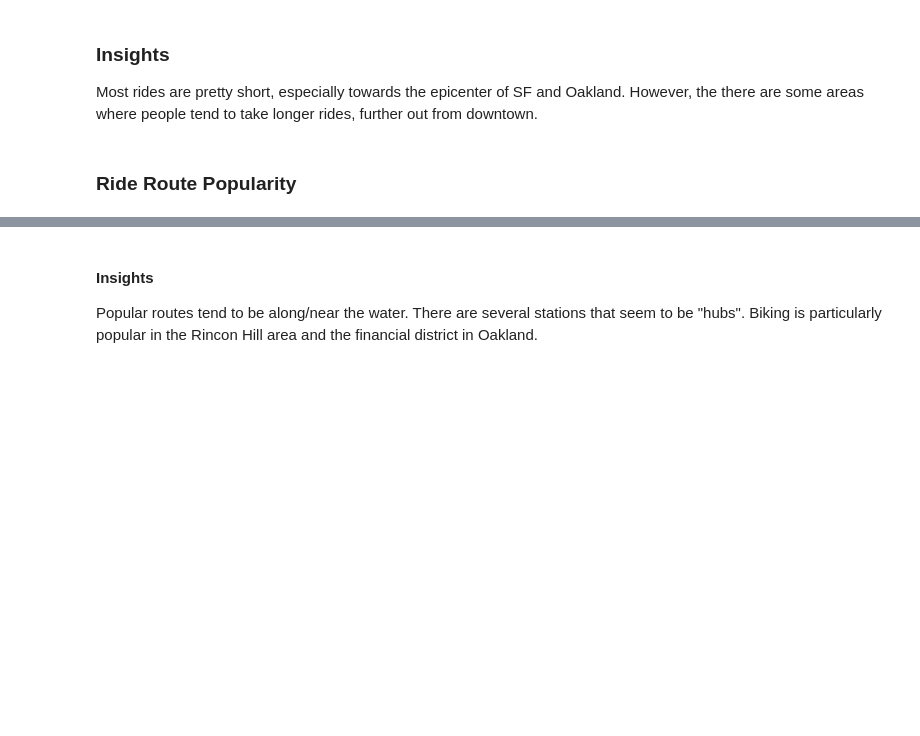
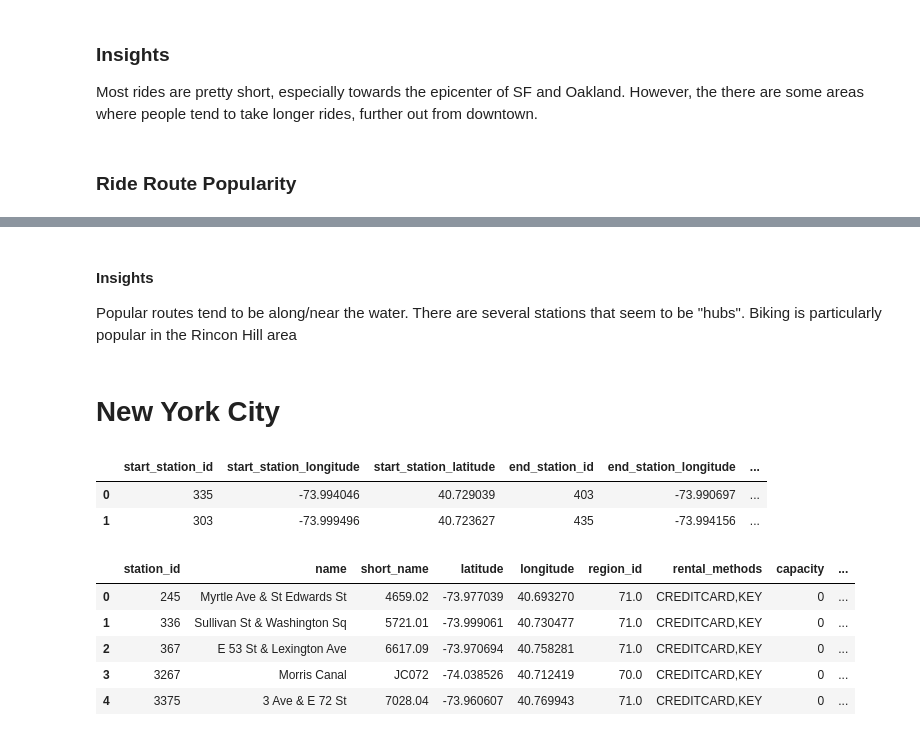
Before and after one commit to kendalldyke14/SanFranciscoBikeShare, a Jupyter notebook: zipcodeMatching.ipynb, the cells around one changed output, grey strips where cells are left out. Cells and saved outputs as stored; diff of their text form; code cells hidden in the pictures; blank space fills up the shorter version.

Commit message:
adding zipcode matching and geospatial viz for New York

```diff
--- a/zipcodeMatching.ipynb
+++ b/zipcodeMatching.ipynb
@@ -286,4 +278,17 @@ m
 # %% [markdown]
 #### Insights
 
-Popular routes tend to be along/near the water. There are several stations that seem to be "hubs". Biking is particularly popular in the Rincon Hill area and the financial district in Oakland.
+Popular routes tend to be along/near the water. There are several stations that seem to be "hubs". Biking is particularly popular in the Rincon Hill area
+# %% [markdown]
+# New York City
+# %%
+client = bigquery.Client()
+
+query = """
+    SELECT *
+    FROM `bigquery-public-data.new_york_citibike.citibike_stations`
+"""
+
+query_job = client.query(query)  # Make an API request.
+
+NYCstations = query_job.to_dataframe()
@@ -289,0 +310,15 @@ Popular routes tend to be along/near the water. There are several stations that
+# %%
+NYCroutes.head(2)
+# %% [output]
+|  | start_station_id | start_station_longitude | start_station_latitude | end_station_id | end_station_longitude | ... |
+| 0 | 335 | -73.994046 | 40.729039 | 403 | -73.990697 | ... |
+| 1 | 303 | -73.999496 | 40.723627 | 435 | -73.994156 | ... |
+# %%
+NYCstations.head()
+# %% [output]
+|  | station_id | name | short_name | latitude | longitude | region_id | rental_methods | capacity | ... |
+| 0 | 245 | Myrtle Ave & St Edwards St | 4659.02 | -73.977039 | 40.693270 | 71.0 | CREDITCARD,KEY | 0 | ... |
+| 1 | 336 | Sullivan St & Washington Sq | 5721.01 | -73.999061 | 40.730477 | 71.0 | CREDITCARD,KEY | 0 | ... |
+| 2 | 367 | E 53 St & Lexington Ave | 6617.09 | -73.970694 | 40.758281 | 71.0 | CREDITCARD,KEY | 0 | ... |
+| 3 | 3267 | Morris Canal | JC072 | -74.038526 | 40.712419 | 70.0 | CREDITCARD,KEY | 0 | ... |
+| 4 | 3375 | 3 Ave & E 72 St | 7028.04 | -73.960607 | 40.769943 | 71.0 | CREDITCARD,KEY | 0 | ... |
```
Also changed, not shown: parts of 39 cells of this notebook.
